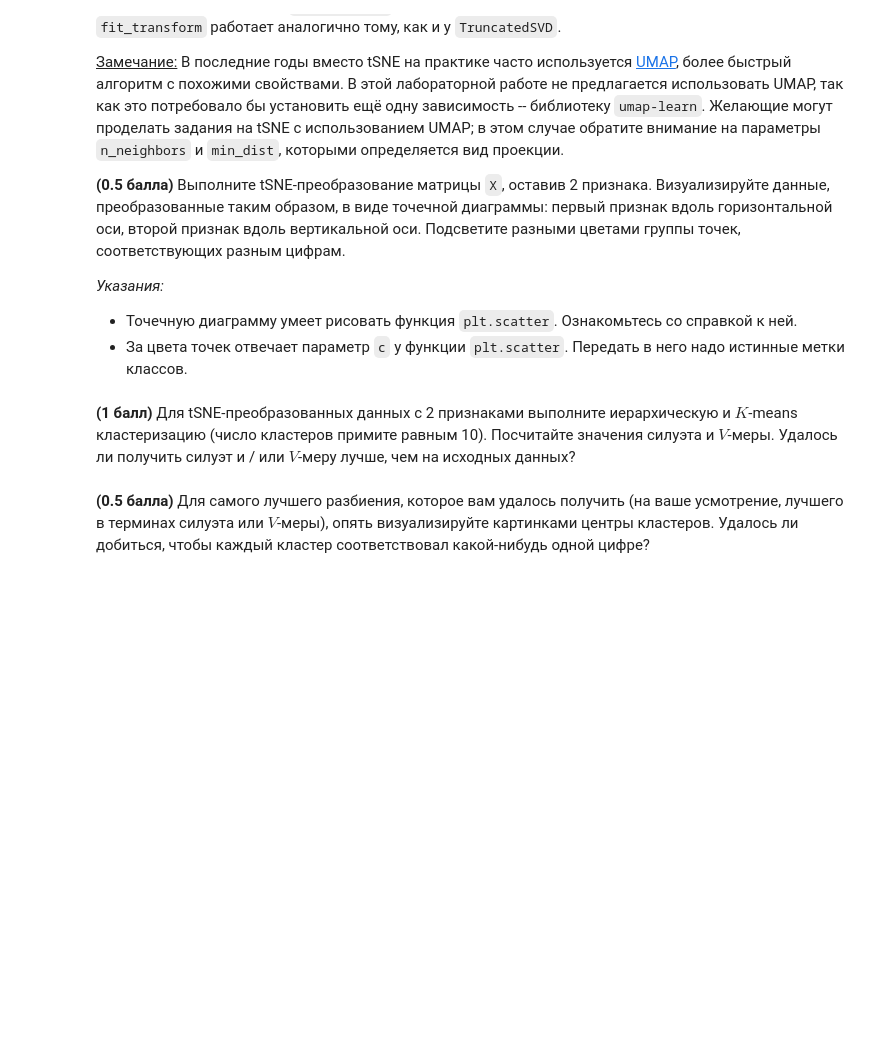
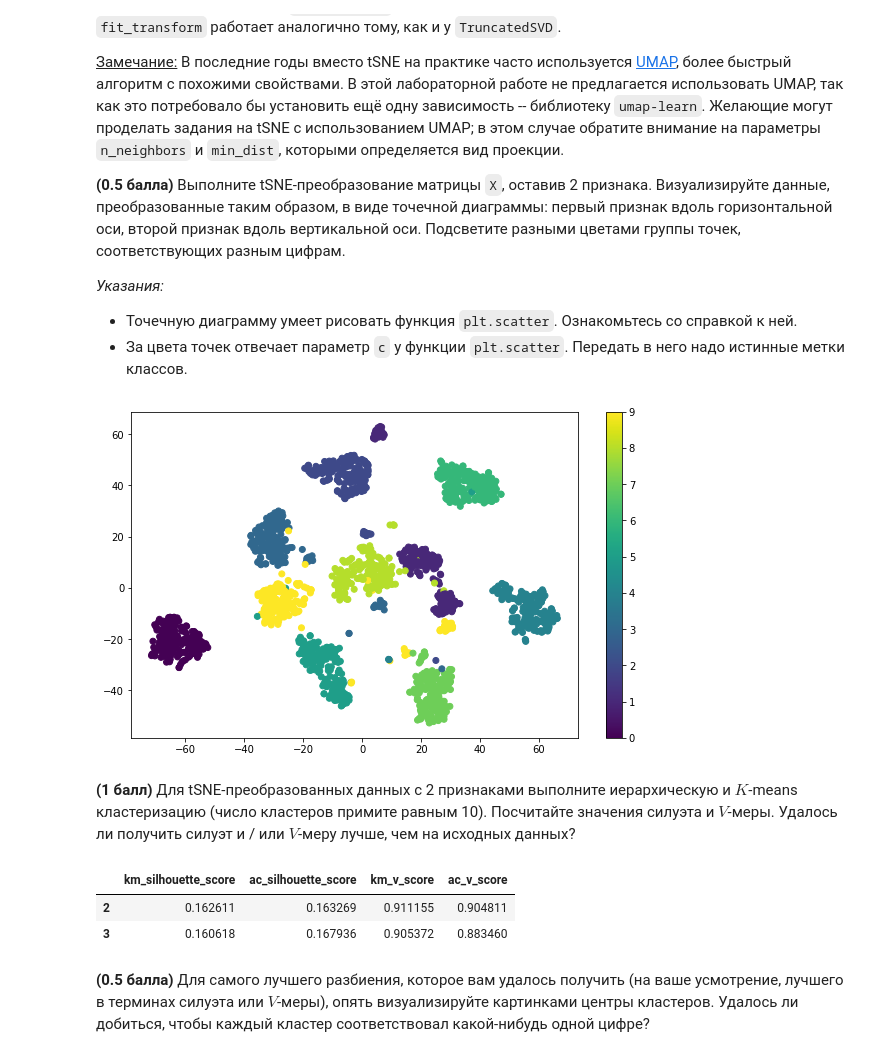
Before and after one commit to MitrofanovDmitry/study, a Jupyter notebook: practice/59 clustering/clustering.ipynb, the cells around one changed output. Drawn from its saved outputs; the diff is of its cells as text; code cells hidden in the pictures; blank space fills up the shorter version.

```diff
--- a/practice/59 clustering/clustering.ipynb
+++ b/practice/59 clustering/clustering.ipynb
@@ -231,4 +266,41 @@ plt.legend();
+# %%
+X2 = TSNE(n_components=2).fit_transform(X)
+# %%
+plt.figure(figsize=(10,6))
+plt.scatter(X2[:,0], X2[:,1], c=y)
+plt.colorbar();
+# %% [output]
+[figure, added]
 # %% [markdown]
 **(1 балл)** Для tSNE-преобразованных данных с 2 признаками выполните иерархическую и $K$-means кластеризацию (число кластеров примите равным 10). Посчитайте значения силуэта и $V$-меры. Удалось ли получить силуэт и / или $V$-меру лучше, чем на исходных данных?
+# %%
+scores = []
+n_components = [2,3]
+
+cols = [
+    'km_silhouette_score',
+    'ac_silhouette_score',
+    'km_v_score',
+    'ac_v_score']
+
+for n in n_components:
+
+    Xn = TSNE(n_components=n).fit_transform(X)
+    km_clusters = KMeans(n_clusters=10).fit_predict(Xn)
+    ac_clusters = AgglomerativeClustering(n_clusters=10).fit_predict(Xn)
+    km_predicted = predicted(km_clusters, y)
+    ac_predicted = predicted(ac_clusters, y)
+
+    scores.append([
+        silhouette_score(X, km_clusters),
+        silhouette_score(X, ac_clusters),
+        v_measure_score(km_predicted, y),
+        v_measure_score(ac_predicted, y)])
+
+pd.DataFrame(scores, columns=cols, index=n_components)
+# %% [output]
+|  | km_silhouette_score | ac_silhouette_score | km_v_score | ac_v_score |
+| 2 | 0.162611 | 0.163269 | 0.911155 | 0.904811 |
+| 3 | 0.160618 | 0.167936 | 0.905372 | 0.883460 |
 # %% [markdown]
 **(0.5 балла)** Для самого лучшего разбиения, которое вам удалось получить (на ваше усмотрение, лучшего в терминах силуэта или $V$-меры), опять визуализируйте картинками центры кластеров. Удалось ли добиться, чтобы каждый кластер соответствовал какой-нибудь одной цифре?
```
Also changed, not shown: parts of 6 cells of this notebook.
